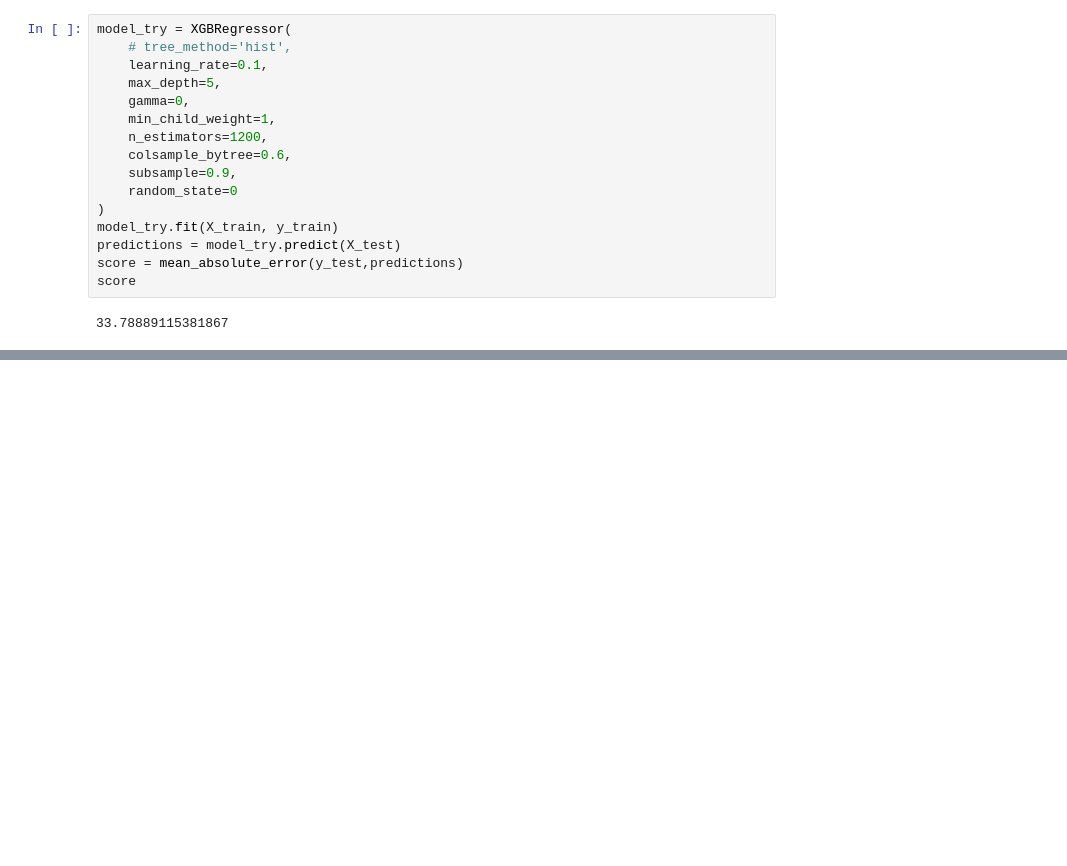
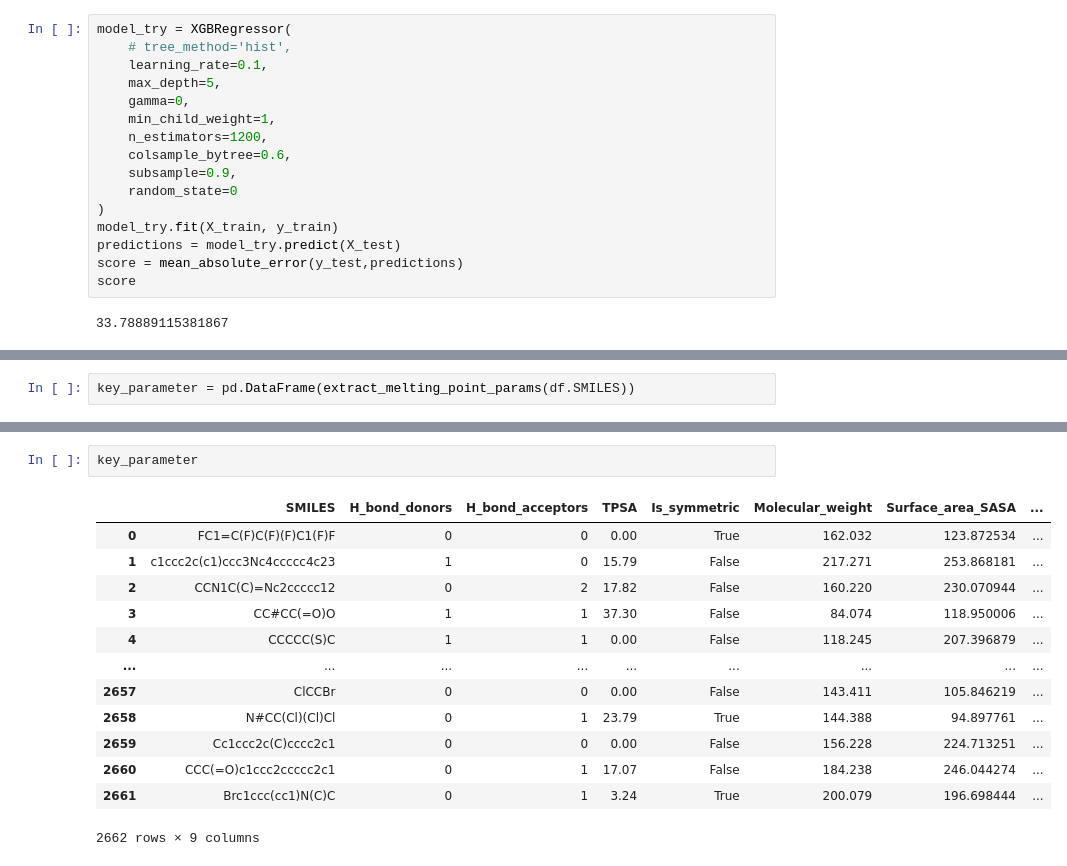
Before and after one commit to deristnoor/python, a Jupyter notebook: project/Data Science & Machine Learning/Melting Points/melting_points.ipynb, the cells around one changed output, grey strips where cells are left out. Cells and saved outputs as stored; diff of their text form; blank space fills up the shorter version.

Commit message:
add feature engineering for SMILES

```diff
--- a/project/Data Science & Machine Learning/Melting Points/melting_points.ipynb
+++ b/project/Data Science & Machine Learning/Melting Points/melting_points.ipynb
@@ -218,0 +293,2 @@ score
+# %%
+key_parameter = pd.DataFrame(extract_melting_point_params(df.SMILES))
@@ -218,0 +313,16 @@ score
+# %%
+key_parameter
+# %% [output]
+|  | SMILES | H_bond_donors | H_bond_acceptors | TPSA | Is_symmetric | Molecular_weight | Surface_area_SASA | ... |
+| 0 | FC1=C(F)C(F)(F)C1(F)F | 0 | 0 | 0.00 | True | 162.032 | 123.872534 | ... |
+| 1 | c1ccc2c(c1)ccc3Nc4ccccc4c23 | 1 | 0 | 15.79 | False | 217.271 | 253.868181 | ... |
+| 2 | CCN1C(C)=Nc2ccccc12 | 0 | 2 | 17.82 | False | 160.220 | 230.070944 | ... |
+| 3 | CC#CC(=O)O | 1 | 1 | 37.30 | False | 84.074 | 118.950006 | ... |
+| 4 | CCCCC(S)C | 1 | 1 | 0.00 | False | 118.245 | 207.396879 | ... |
+| ... | ... | ... | ... | ... | ... | ... | ... | ... |
+| 2657 | ClCCBr | 0 | 0 | 0.00 | False | 143.411 | 105.846219 | ... |
+| 2658 | N#CC(Cl)(Cl)Cl | 0 | 1 | 23.79 | True | 144.388 | 94.897761 | ... |
+| 2659 | Cc1ccc2c(C)cccc2c1 | 0 | 0 | 0.00 | False | 156.228 | 224.713251 | ... |
+| 2660 | CCC(=O)c1ccc2ccccc2c1 | 0 | 1 | 17.07 | False | 184.238 | 246.044274 | ... |
+| 2661 | Brc1ccc(cc1)N(C)C | 0 | 1 | 3.24 | True | 200.079 | 196.698444 | ... |
+2662 rows × 9 columns
```
Also changed, not shown: parts of 19 cells of this notebook.
